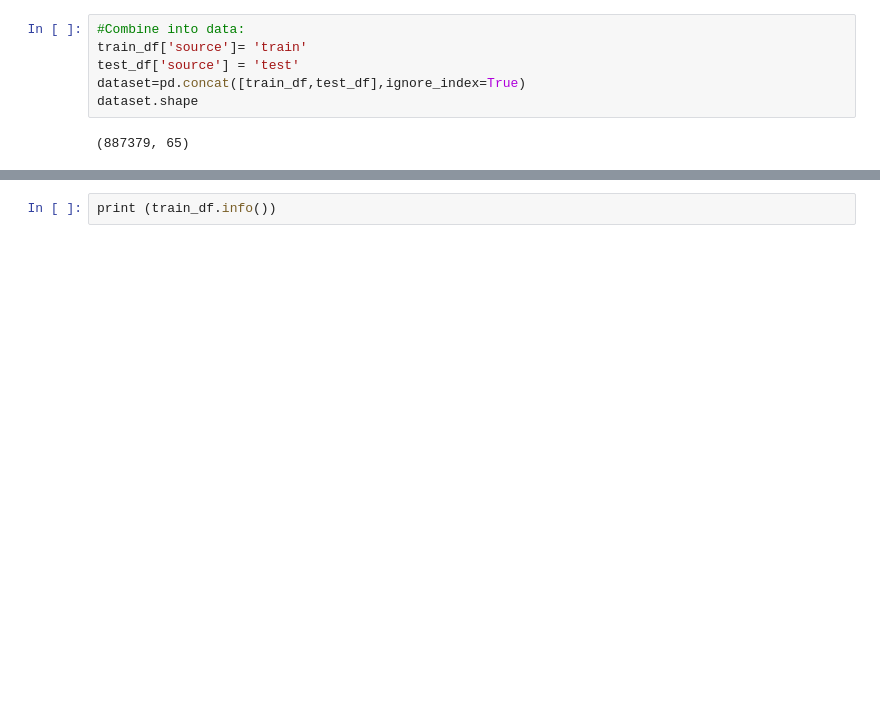
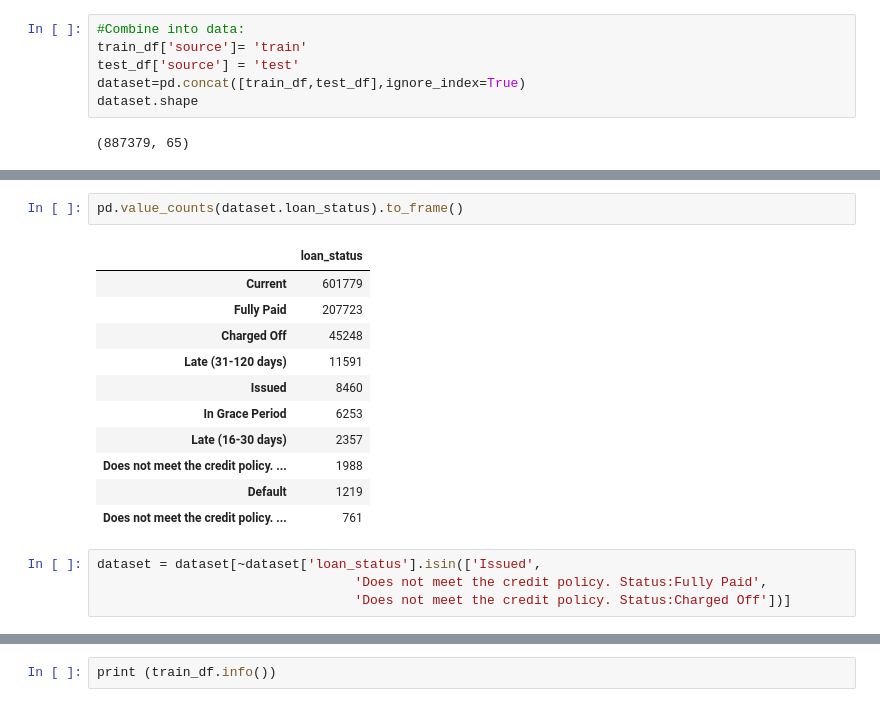
Before and after one commit to fuhailin/PINGAN-2018-Challenge, a Jupyter notebook: solution/Feature Enginering.ipynb, the cells around one changed output, grey strips where cells are left out. Drawn from its saved outputs; the diff is of its cells as text; blank space fills up the shorter version.

```diff
--- a/solution/Feature Enginering.ipynb
+++ b/solution/Feature Enginering.ipynb
@@ -77,0 +159,18 @@ dtype: int64
+# %%
+pd.value_counts(dataset.loan_status).to_frame()
+# %% [output]
+|  | loan_status |
+| Current | 601779 |
+| Fully Paid | 207723 |
+| Charged Off | 45248 |
+| Late (31-120 days) | 11591 |
+| Issued | 8460 |
+| In Grace Period | 6253 |
+| Late (16-30 days) | 2357 |
+| Does not meet the credit policy. ... | 1988 |
+| Default | 1219 |
+| Does not meet the credit policy. ... | 761 |
+# %%
+dataset = dataset[~dataset['loan_status'].isin(['Issued',
+                                 'Does not meet the credit policy. Status:Fully Paid',
+                                 'Does not meet the credit policy. Status:Charged Off'])]
```
Also changed, not shown: parts of 36 cells of this notebook, 3 other files.
